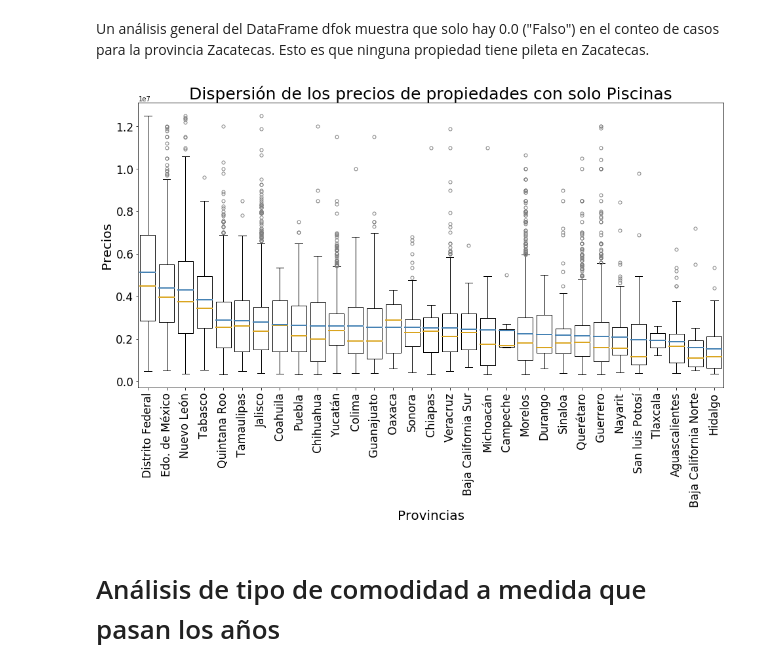
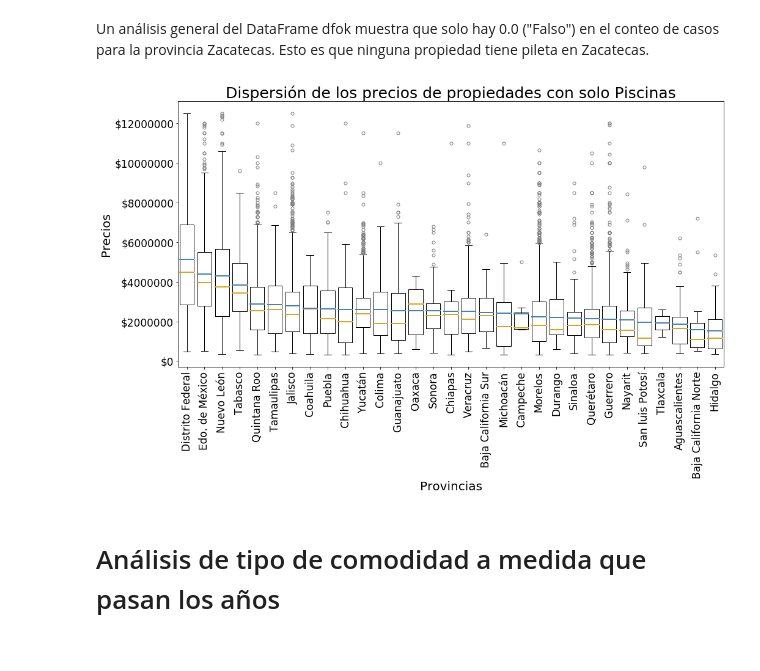
Before and after one commit to komod0/TPs-Org.Datos, a Jupyter notebook: tp1/nbfacundo.ipynb, the cells around one changed output. Drawn from its saved outputs; the diff is of its cells as text; code cells hidden in the pictures.

```diff
--- a/tp1/nbfacundo.ipynb
+++ b/tp1/nbfacundo.ipynb
@@ -729,34 +718,36 @@ plt.boxplot([solo_piscina.loc[solo_piscina['Provincia'] == provincias_nombres[0]
              solo_piscina.loc[solo_piscina['Provincia'] == provincias_nombres[16]]['Precio'], \
              solo_piscina.loc[solo_piscina['Provincia'] == provincias_nombres[17]]['Precio'], \
              solo_piscina.loc[solo_piscina['Provincia'] == provincias_nombres[18]]['Precio'], \
              solo_piscina.loc[solo_piscina['Provincia'] == provincias_nombres[19]]['Precio'], \
              solo_piscina.loc[solo_piscina['Provincia'] == provincias_nombres[20]]['Precio'], \
              solo_piscina.loc[solo_piscina['Provincia'] == provincias_nombres[21]]['Precio'], \
              solo_piscina.loc[solo_piscina['Provincia'] == provincias_nombres[22]]['Precio'], \
              solo_piscina.loc[solo_piscina['Provincia'] == provincias_nombres[23]]['Precio'], \
              solo_piscina.loc[solo_piscina['Provincia'] == provincias_nombres[24]]['Precio'], \
              solo_piscina.loc[solo_piscina['Provincia'] == provincias_nombres[25]]['Precio'], \
              solo_piscina.loc[solo_piscina['Provincia'] == provincias_nombres[26]]['Precio'], \
              solo_piscina.loc[solo_piscina['Provincia'] == provincias_nombres[27]]['Precio'], \
              solo_piscina.loc[solo_piscina['Provincia'] == provincias_nombres[28]]['Precio'], \
              solo_piscina.loc[solo_piscina['Provincia'] == provincias_nombres[29]]['Precio'], \
              solo_piscina.loc[solo_piscina['Provincia'] == provincias_nombres[30]]['Precio']], \
             labels = provincias_nombres, \
             widths = 0.8, \
             meanline = True, showmeans = True, \
             boxprops = dict(linewidth=1), \
             meanprops = dict(linestyle = '-', linewidth=2, color = 'steelblue'), \
             # linestyle = '-' muestra la media con línea sólida
             flierprops = dict(marker='o', markerfacecolor='none', markersize=5, linestyle='none', markeredgecolor = 'grey'), \
             medianprops = dict(linestyle = '-', linewidth=2, color='goldenrod'))
 plt.title("Dispersión de los precios de propiedades con solo Piscinas", fontsize = 25)
 plt.ylabel('Precios', fontsize = 20)
 plt.xlabel('Provincias', fontsize = 20)
 plt.xticks(rotation = 90, fontsize = 17)
 plt.yticks(fontsize = 17)
+#plt.gca().yaxis.set_major_formatter(PercentFormatter(decimals=2))
+plt.gca().yaxis.set_major_formatter(FormatStrFormatter('$%.0f'))
 plt.show()
 # %% [output]
-[figure, old version]
+[figure, new version]
 # %% [markdown]
 # Análisis de tipo de comodidad a medida que pasan los años
 # %%
```
Also changed, not shown: parts of 28 cells of this notebook.
